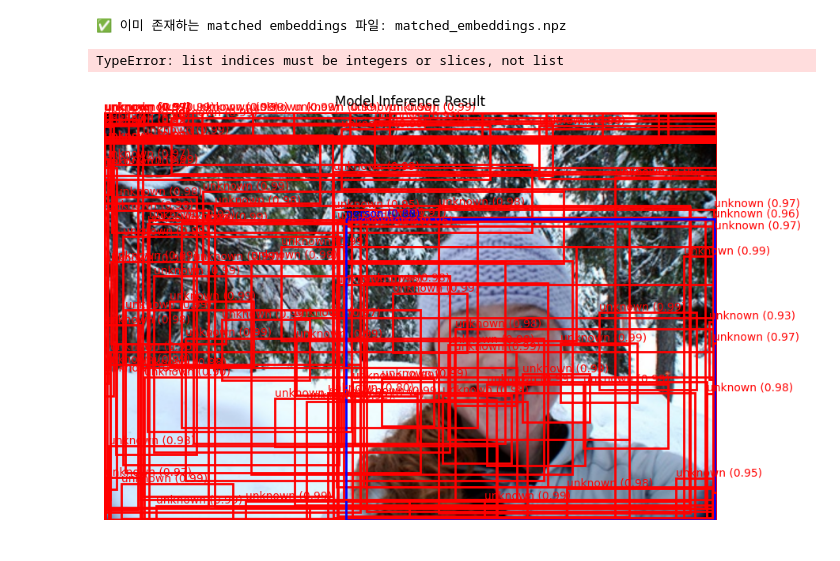
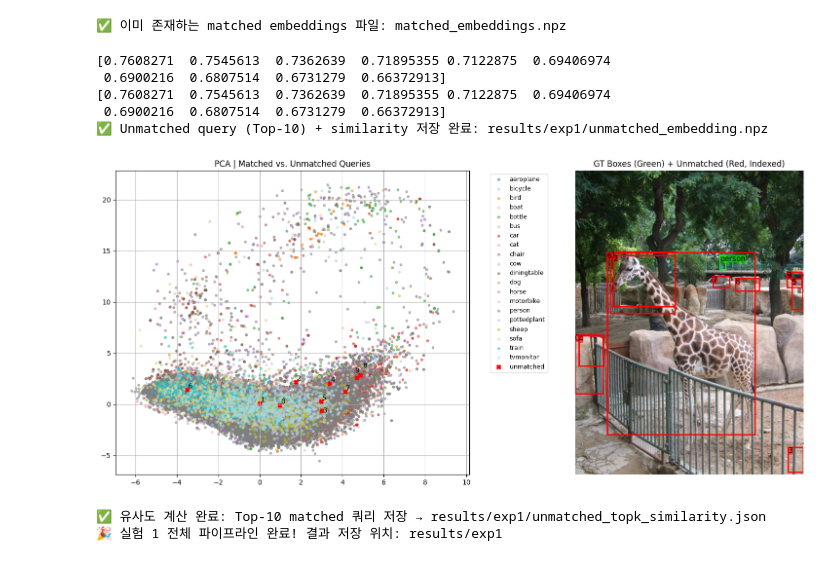
Before and after one commit to kyh980909/Contextual_Labeling, a Jupyter notebook: test2.ipynb, the cells around one changed output. Saved outputs shown, nothing was run; the diff lists cells and outputs as text; code cells hidden in the pictures.

```diff
--- a/test2.ipynb
+++ b/test2.ipynb
@@ -54,7 +55,7 @@ model, _, postprocessors, exemplar_selection, contextual_labeling = build_model(
 model.to(device)
 
 # 체크포인트 로드 (옵션) / Load checkpoint (optional)
-checkpoint = torch.load("./test_model/pretrain/t1.pth", map_location=device)
+checkpoint = torch.load("./test_model/MOWODB/t1.pth", map_location=device)
 model.load_state_dict(checkpoint['model'], strict=False)
 model.eval()
 # %% [output]
@@ -822,67 +561,24 @@ def run_full_experiment_1_pipeline(model, matcher, data_loader_val, device,
 # %%
-run_full_experiment_1_pipeline(
+test_id = 5555
+# Top-k
+unmatched_embeddings, unmatched_boxes, unmatched_scores, prob, query_embeddings = run_full_experiment_1_pipeline(
     model=model,
     matcher=matcher,
     data_loader_val=data_loader_val,
     device=device,
-    test_index=2301,  # 임의의 테스트 이미지
-    method="UMAP",
+    test_index=test_id,  # 임의의 테스트 이미지
+    method="PCA",
     topk=10,
     save_dir="results/exp1",
-    criterion="prob"
+    largest=True,
+    criterion="prob"  # "obj", "prob", "cosine"
 )
 # %% [output]
-TypeError: list indices must be integers or slices, not list
+[0.7608271  0.7545613  0.7362639  0.71895355 0.7122875  0.69406974
+ 0.6900216  0.6807514  0.6731279  0.66372913]
+[0.7608271  0.7545613  0.7362639  0.71895355 0.7122875  0.69406974
+ 0.6900216  0.6807514  0.6731279  0.66372913]
+✅ Unmatched query (Top-10) + similarity 저장 완료: results/exp1/unmatched_embedding.npz
+[figure, added]
+✅ 유사도 계산 완료: Top-10 matched 쿼리 저장 → results/exp1/unmatched_topk_similarity.json
+🎉 실험 1 전체 파이프라인 완료! 결과 저장 위치: results/exp1
-# %%
-# --- 1. 이미지 불러오기 ---
-image_tensor, target = get_sample_from_dataloader(data_loader_val, 2301)
-inv_normalize = T.Normalize(
-    mean=[-0.485/0.229, -0.456/0.224, -0.406/0.225],
-    std=[1/0.229, 1/0.224, 1/0.225]
-)
-# --- 2. 모델 추론 ---
-model.eval()
-with torch.no_grad():
-    outputs = model(image_tensor.to(device))
-
-# --- 3. 출력 값 확인 ---
-pred_logits = outputs["pred_logits"][0]     # [Q, C+1]
-pred_boxes = outputs["pred_boxes"][0].cpu()       # [Q, 4]
-pred_scores, pred_classes = pred_logits.softmax(-1).max(-1)
-
-# --- 4. 시각화 ---
-plt.figure(figsize=(10, 7))
-image = inv_normalize(image_tensor.squeeze(0).cpu())
-plt.imshow(image.permute(1, 2, 0).numpy())
-img_h, img_w = image.shape[1:]
-
-# 시각화 설정
-threshold = 0.7
-for i in range(pred_boxes.shape[0]):
-    score = pred_scores[i].item()
-    cls = pred_classes[i].item()
-    if score < threshold:
-        continue
-
-    # box: cxcywh → xywh
-    box = pred_boxes[i]
-    cx, cy, bw, bh = box
-    x1 = max(0, (cx - bw / 2) * img_w)
-    y1 = max(0, (cy - bh / 2) * img_h)
-    x2 = min(img_w, (cx + bw / 2) * img_w)
-    y2 = min(img_h, (cy + bh / 2) * img_h)
-
-    bw = x2 - x1
-    bh = y2 - y1
-
-    # 색상 및 텍스트
-    color = "red" if cls == pred_logits.shape[1] - 1 else "blue"  # 마지막 클래스는 "unknown"
-    label_text = "unknown" if cls == pred_logits.shape[1] - 1 else f"{class_names[cls]}"
-    plt.gca().add_patch(Rectangle((x1, y1), bw, bh, edgecolor=color, facecolor='none', linewidth=2))
-    plt.text(x1, y1 - 5, f"{label_text} ({score:.2f})", color=color, fontsize=10)
-
-plt.axis("off")
-plt.title("Model Inference Result")
-plt.show()
-# %% [output]
-[figure, removed]
```
Also changed, not shown: parts of 22 cells of this notebook, 1 other file.
